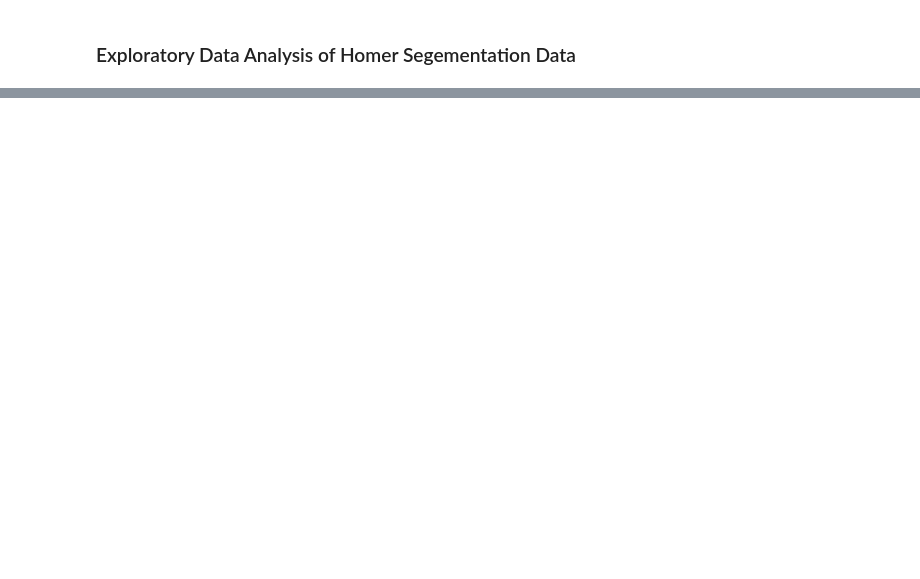
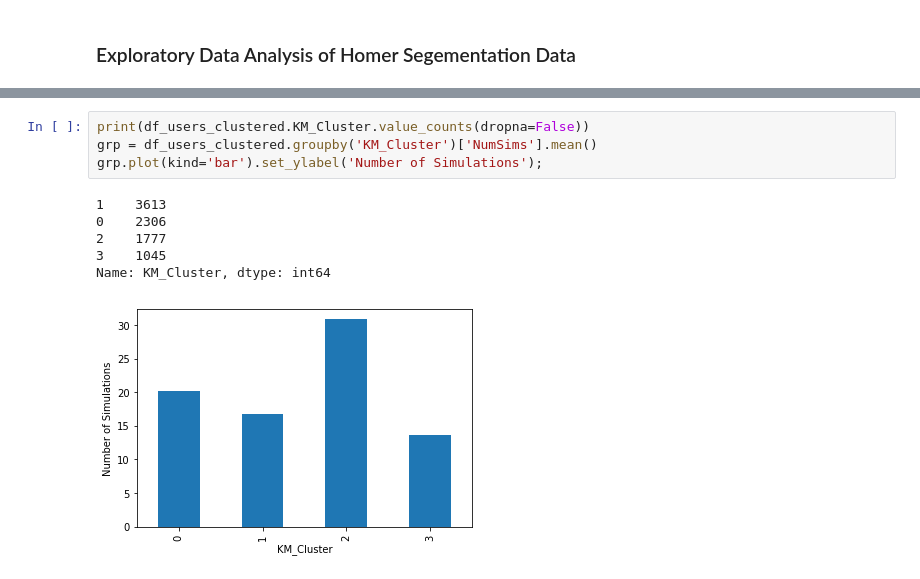
Before and after one commit to Stuart-D-King/homer_segmentation, a Jupyter notebook: homer_eda.ipynb, the cells around one changed output, grey strips where cells are left out. Drawn from its saved outputs; the diff is of its cells as text; blank space fills up the shorter version.

```diff
--- a/homer_eda.ipynb
+++ b/homer_eda.ipynb
@@ -266,0 +215,11 @@ Best run was number 5
+# %%
+print(df_users_clustered.KM_Cluster.value_counts(dropna=False))
+grp = df_users_clustered.groupby('KM_Cluster')['NumSims'].mean()
+grp.plot(kind='bar').set_ylabel('Number of Simulations');
+# %% [output]
+1    3613
+0    2306
+2    1777
+3    1045
+Name: KM_Cluster, dtype: int64
+[figure, added]
```
Also changed, not shown: parts of 48 cells of this notebook, 3 other files.
